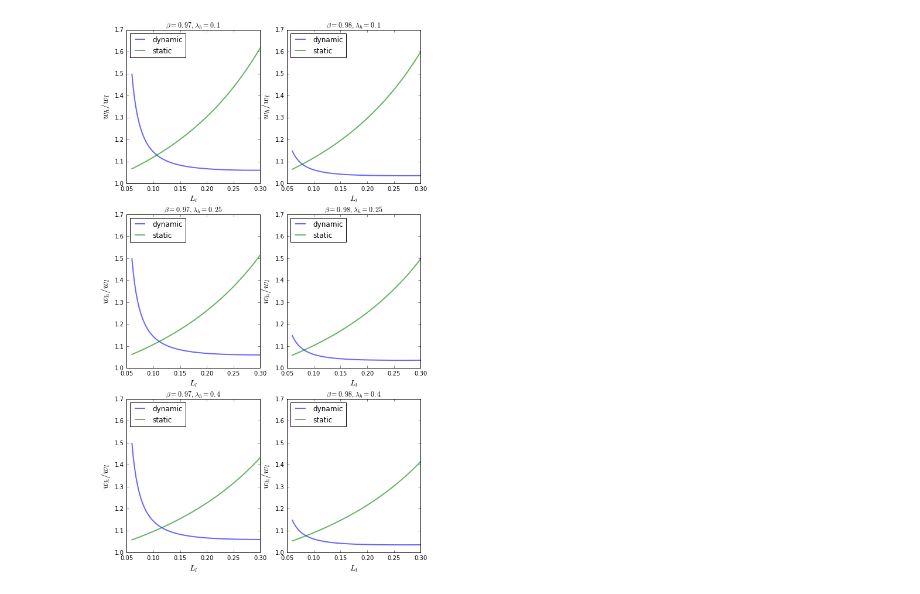
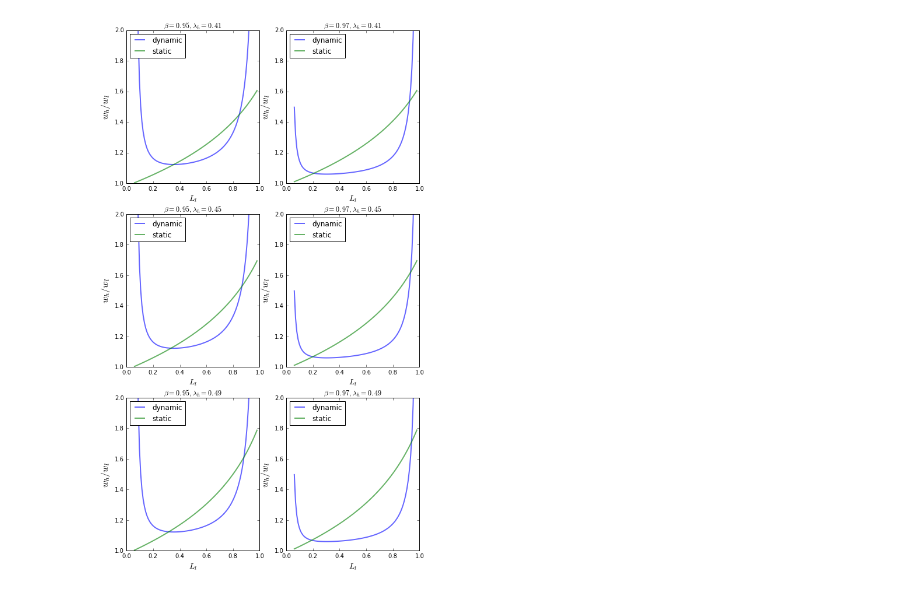
Before and after one commit to vitanova/econ, a Jupyter notebook: dynamic GSC.ipynb, the cells around one changed output. Drawn from its saved outputs; the diff is of its cells as text; code cells hidden in the pictures.

Commit message:
learning and GSC
code for figures and equilibrium computing

```diff
--- a/dynamic GSC.ipynb
+++ b/dynamic GSC.ipynb
@@ -4,47 +4,54 @@ import numpy as np
 import matplotlib.pyplot as plt
 
 """
-use beta=0.97, 0.98
-lambdah=0.1, 0.25, 0.4
+use beta=0.95, 0.97
+lambdah=
 """
 
-beta=0.97
-lambdah=0.25
+beta=0.95
+lambdah=0.42
 def lnwage(low):
     temp1=(1-beta)/((1-low)*beta*(low+beta-1))
-    temp2=np.log(low+beta-1)-np.log(low)
-    return np.exp(temp1+temp2)
+    temp2=(low+beta-1)/low
+    return np.exp(temp1)*temp2
+
+"""
+high=1-low
+llow=low+beta-1
+"""
+def stage(low):
+    temp1=(low+beta-1)*np.exp(-lambdah)
+    temp2=np.sqrt(temp1**2+(1-low)*(1-low+2*(low+beta-1)))
+    temp3=(temp1+temp2)/(1-low+2*(low+beta-1))
+    return -np.log(temp3)/lambdah
 
 def wage(low):
-    temp1=np.exp(-lambdah)*(low+beta-1)
-    temp2=np.sqrt(temp1**2+(1-low)*(2*beta-low-1))
-    temp3=((-temp1+temp2)/(1-low))**2
-    return 1+(1/temp3-1)/2
+    return (np.exp(2*lambdah*stage(low))+1)/2
 
-Lambdah=[0.1, 0.25, 0.4]
-Beta=[0.97, 0.98]
+Lambdah=[0.41, 0.45, 0.49]
+Beta=[0.95, 0.97]
 num_rows, num_cols=3, 2
 fig, axes=plt.subplots(num_rows, num_cols, figsize=(9,16))
 for i in range(num_rows):
     for j in range(num_cols):
         lambdah=Lambdah[i]
         beta=Beta[j]
-        Low=np.linspace(0.06, 0.3, 100)
+        Low=np.linspace(0.06, 0.98, 100)
         W1=[]
         W2=[]
         for low in Low:
             w1=lnwage(low)
             w2=wage(low)
             W1.append(w1)
             W2.append(w2)
         axes[i, j].plot(Low, W1, lw=2, alpha=0.6, label='dynamic')
         axes[i, j].plot(Low, W2, lw=2, alpha=0.6, label='static')
         axes[i, j].legend(loc='upper left')
         t=r'$\beta={}, \lambda_h={}$'.format(beta, lambdah)
         axes[i, j].set_title(t)
+        axes[i, j].set_ylim(1, 2)
         axes[i, j].set_xlabel(r'$L_l$', fontsize=14)
         axes[i, j].set_ylabel(r'$w_h/w_l$', fontsize=16)
-        axes[i, j].set_ylim(1, 1.7)
 plt.show()
 # %% [output]
-[figure, old version]
+[figure, new version]
```
Also changed, not shown: parts of 1 cell of this notebook, 3 other files.
